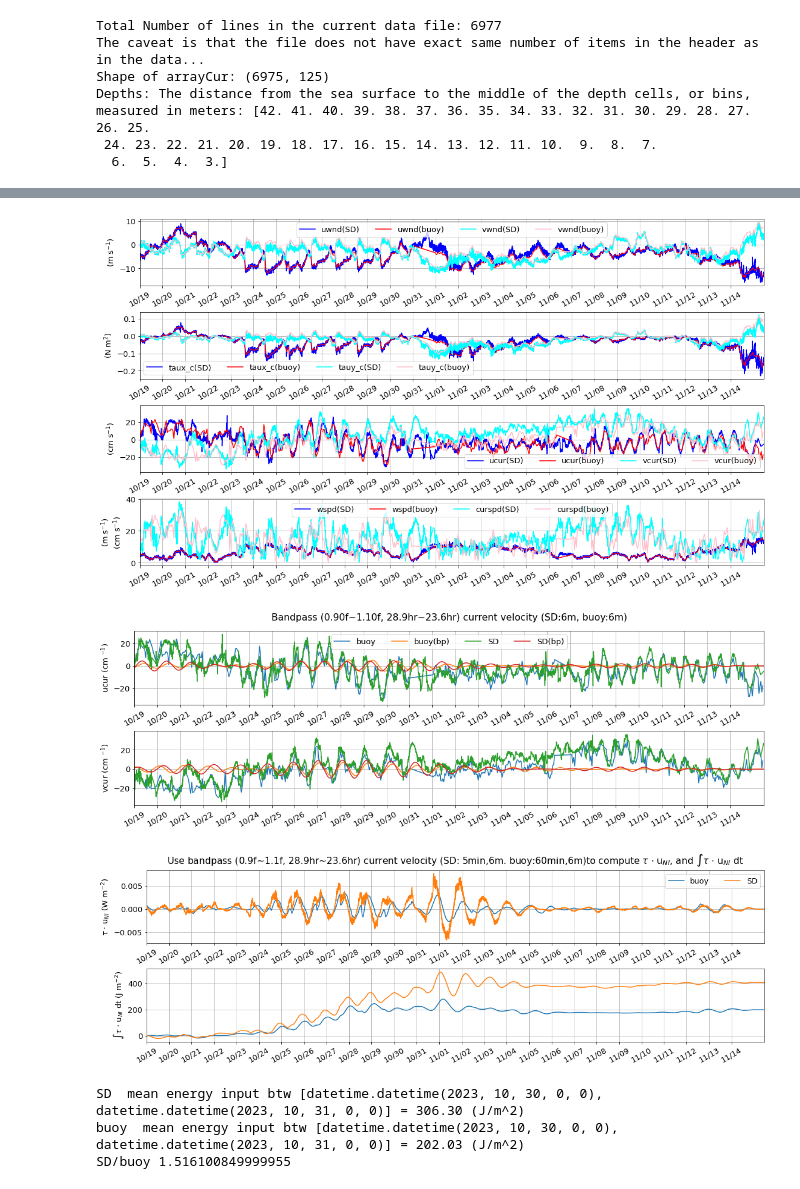
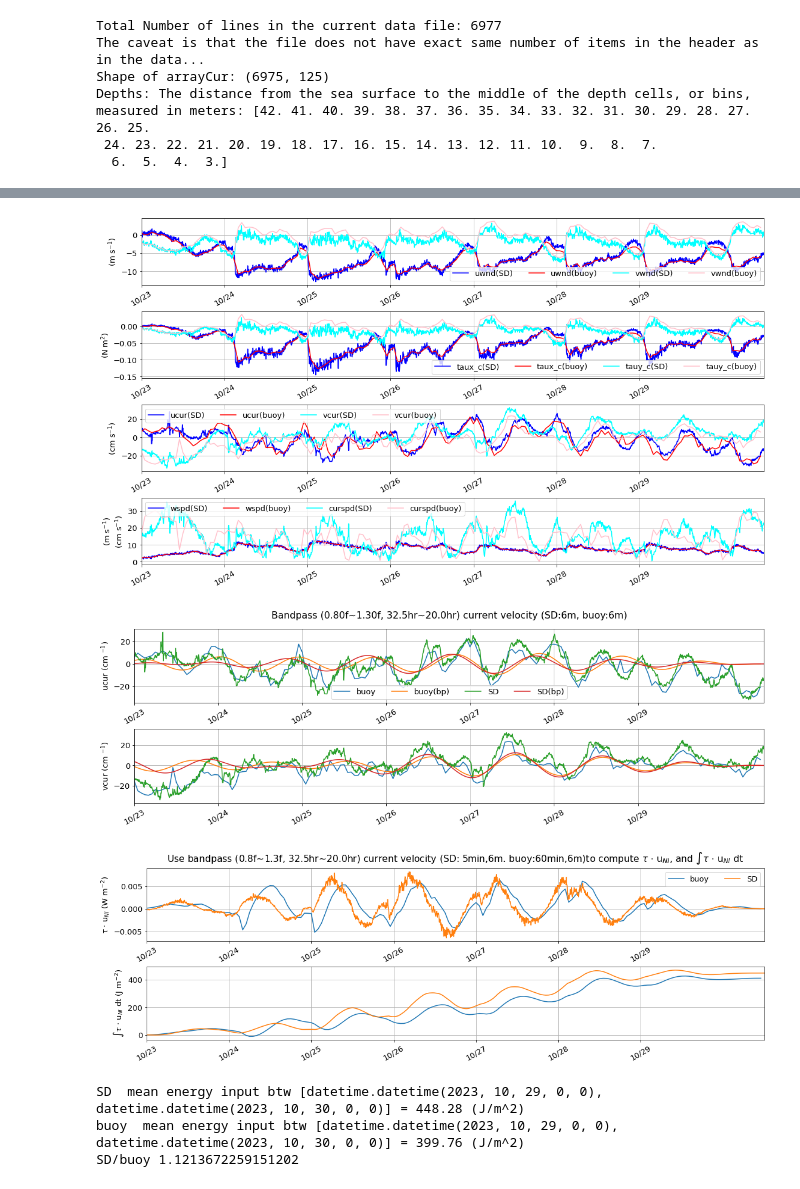
Before and after one commit to nanhsunchi/sd-ni-wp, a Jupyter notebook: test_method_buoy-SD/compute_wind_power_input.ipynb, the cells around one changed output, grey strips where cells are left out. Cells and saved outputs as stored; diff of their text form; code cells hidden in the pictures.

```diff
--- a/test_method_buoy-SD/compute_wind_power_input.ipynb
+++ b/test_method_buoy-SD/compute_wind_power_input.ipynb
@@ -36,7 +36,8 @@ platf_num = '1042'
 path_met_SD = '/Users/chi/Documents/projects/sd-ni-wp/data_manipulate/data_merge_airsea/'
 path_cur_SD = '/Users/chi/Documents/projects/sd-ni-wp/data_manipulate/data_merge_adcp/'
 ### SD-1042 merged nc file info
-tlim_plot = [datetime.datetime(int(year),10,19,12), datetime.datetime(int(year),11,15,23)] ### 2023 SD1042
+# tlim_plot = [datetime.datetime(int(year),10,19,12), datetime.datetime(int(year),11,15,23)] ### 2023 SD1042
+tlim_plot = [datetime.datetime(int(year),10,23), datetime.datetime(int(year),10,30,12)] ### 2023 SD1042
 nday_plot = (tlim_plot[1]-tlim_plot[0]).days
 tticks = [tlim_plot[0]+datetime.timedelta(days=i) for i in range(nday_plot)]
 tticks_label = [tticks[i].strftime('%m/%d') for i in range(len(tticks))]
@@ -274,11 +275,11 @@ plt.subplots_adjust(left=0.1,bottom=0.1,right=0.9,top=0.9,wspace=0.1,hspace=0.4)
 plt.savefig('timeseries_wind_tau_c_cur_spd_'+platf_num+'({:.1f}m-QC)'.format(depths_cur_SD[iz_SD])+'_vs_buoy'+buoy_id+'({:.1f}m)'.format(depths_cur_buoy[iz_buoy])+'_'+\
             tlim_plot[0].strftime('%Y%m%d-')+tlim_plot[1].strftime('%m%d')+'_on-cur-grid.png',dpi=400,bbox_inches='tight')
 # %% [output]
-[figure, old version]
+[figure, new version]
 # %%
 ### band pass current velocity to NI band
 f_buoy = 2*(2*np.pi/86400)*np.sin(lat_buoy/180*np.pi) # 1/s
-n_f = np.array([0.9,1.1])
+n_f = np.array([0.8,1.3])
 f_bp = f_buoy*n_f
 ucur_buoy_grid_bp = np.nan*np.ones( ucur_buoy_grid.shape )
 vcur_buoy_grid_bp = ucur_buoy_grid_bp.copy()
@@ -332,7 +333,7 @@ plt.subplots_adjust(left=0.1,bottom=0.1,right=0.9,top=0.9,wspace=0.1,hspace=0.35
 plt.savefig('timeseries_cur-bp({:.2f}f~{:.2f}f)_'.format(n_f[0],n_f[1])+platf_num+'({:.1f}m-QC)'.format(depths_cur_SD[iz_SD])+'_vs_buoy'+buoy_id+'({:.1f}m)'.format(depths_cur_buoy[iz_buoy])+'_'+\
             tlim_plot[0].strftime('%Y%m%d-')+tlim_plot[1].strftime('%m%d')+'.png',dpi=400,bbox_inches='tight')
 # %% [output]
-[figure, old version]
+[figure, new version]
 # %%
 ### compute wind power (N m^-2)*(m s^-1)= N m^-1 s^-1 = J m^-2 s^-1 = W m^-2
 tau_dot_sfcvel_buoy = np.multiply(taux_c_buoy_grid,(0.01*ucur_buoy_grid_bp[:,iz_buoy])) +\
@@ -349,40 +350,40 @@ for i in range( len(dtime_SD_grid) ):
 # %%
 ### plot wind power (tau dot NI current velocity in W m^-2) and energy input (integrate wind power over time in J m^-2)
 nrow = 2
 plt.clf()
 plt.gcf().set_size_inches(18, 5)
 plt.rcParams.update({'font.size': 13})
 ### wind power
 plt.subplot(nrow,1,1)
 plt.plot( dtime_buoy_grid, tau_dot_sfcvel_buoy, label='buoy')
 plt.plot( dtime_SD_grid, tau_dot_sfcvel_SD, label='SD')
 plt.legend(ncol=nrow, loc='best')
 plt.ylabel('$\u03C4$ $\cdot$ u$_{NI}$ (W m$^{-2}$)')
 ### wind power
 plt.subplot(nrow,1,2)
 plt.plot( dtime_buoy_grid, energy_input_buoy, label='buoy')
 plt.plot( dtime_SD_grid, energy_input_SD, label='SD')
 plt.ylabel('$\int$$\u03C4$ $\cdot$ u$_{NI}$ dt (J m$^{-2}$)')
 ### figure setting
 for i in range( nrow ):
     plt.subplot(nrow,1,i+1)
     plt.xticks(tticks,rotation=30)
     plt.gca().set_xticklabels(tticks_label)
     plt.xlim(tlim_plot)
     plt.grid()
 
-plt.suptitle('Use bandpass ({:.1f}f~{:.1f}f, {:.1f}hr~{:.1f}hr) current velocity (SD: {:.0f}min,{:.0f}m. buoy:{:.0f}min,{:.0f}m)'.\
+plt.suptitle('Use bandpass ({:.2f}f~{:.2f}f, {:.1f}hr~{:.1f}hr) current velocity (SD: {:.0f}min,{:.0f}m. buoy:{:.0f}min,{:.0f}m)'.\
              format(n_f[0],n_f[1],bp_sec[0]/3600,bp_sec[1]/3600,dsec_SD/60,depths_cur_SD[iz_SD],dsec_buoy/60,depths_cur_buoy[iz_buoy])+\
                 'to compute $\u03C4$ $\cdot$ u$_{NI}$, and $\int$$\u03C4$ $\cdot$ u$_{NI}$ dt')
 plt.subplots_adjust(left=0.1,bottom=0.1,right=0.9,top=0.9,wspace=0.1,hspace=0.35)
 ### save figure
-# plt.savefig('timeseries_wind-power_energy-input_bp({:.1f}f~{:.1f}f)_'.format(n_f[0],n_f[1])+\
-#             platf_num+'({:.1f}m-QC)'.format(depths_cur_SD[iz_SD])+'_vs_buoy'+buoy_id+'({:.1f}m)'.format(depths_cur_buoy[iz_buoy])+'_'+\
-#             tlim_plot[0].strftime('%Y%m%d-')+tlim_plot[1].strftime('%m%d')+'.png',dpi=400,bbox_inches='tight')
+plt.savefig('timeseries_wind-power_energy-input_bp({:.2f}f~{:.2f}f)_'.format(n_f[0],n_f[1])+\
+            platf_num+'({:.1f}m-QC)'.format(depths_cur_SD[iz_SD])+'_vs_buoy'+buoy_id+'({:.1f}m)'.format(depths_cur_buoy[iz_buoy])+'_'+\
+            tlim_plot[0].strftime('%Y%m%d-')+tlim_plot[1].strftime('%m%d')+'.png',dpi=400,bbox_inches='tight')
 # %% [output]
-[figure, old version]
+[figure, new version]
 # %%
-tlim_check = [datetime.datetime(int(year),10,30),datetime.datetime(int(year),10,31)]
+tlim_check = [datetime.datetime(int(year),10,29),datetime.datetime(int(year),10,30)]
 res = []
 for i in range( len(platforms) ):
     it = np.where( (eval('dtime_'+platforms[i]+'_grid')>= tlim_check[0]) & (eval('dtime_'+platforms[i]+'_grid')<= tlim_check[1]) )[0]
@@ -391,6 +392,6 @@ for i in range( len(platforms) ):
     print(platforms[i],' mean energy input btw',tlim_check,'= {:.2f} (J/m^2)'.format(mn))
 print(platforms[0]+'/'+platforms[1],res[0]/res[1])
 # %% [output]
-SD  mean energy input btw [datetime.datetime(2023, 10, 30, 0, 0), datetime.datetime(2023, 10, 31, 0, 0)] = 306.30 (J/m^2)
-buoy  mean energy input btw [datetime.datetime(2023, 10, 30, 0, 0), datetime.datetime(2023, 10, 31, 0, 0)] = 202.03 (J/m^2)
-SD/buoy 1.516100849999955
+SD  mean energy input btw [datetime.datetime(2023, 10, 29, 0, 0), datetime.datetime(2023, 10, 30, 0, 0)] = 448.28 (J/m^2)
+buoy  mean energy input btw [datetime.datetime(2023, 10, 29, 0, 0), datetime.datetime(2023, 10, 30, 0, 0)] = 399.76 (J/m^2)
+SD/buoy 1.1213672259151202
```
Also changed, not shown: parts of 3 cells of this notebook, 17 other files.
